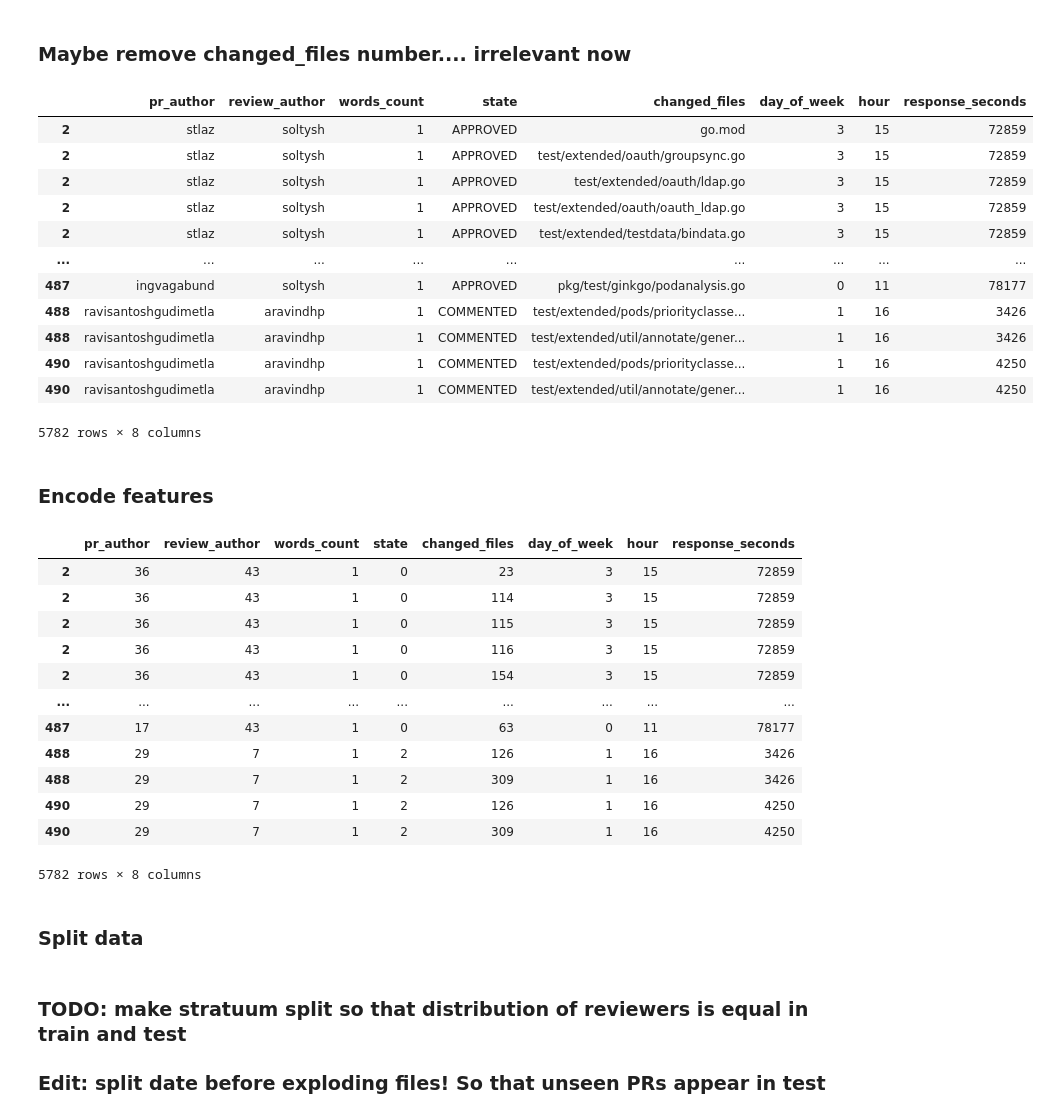
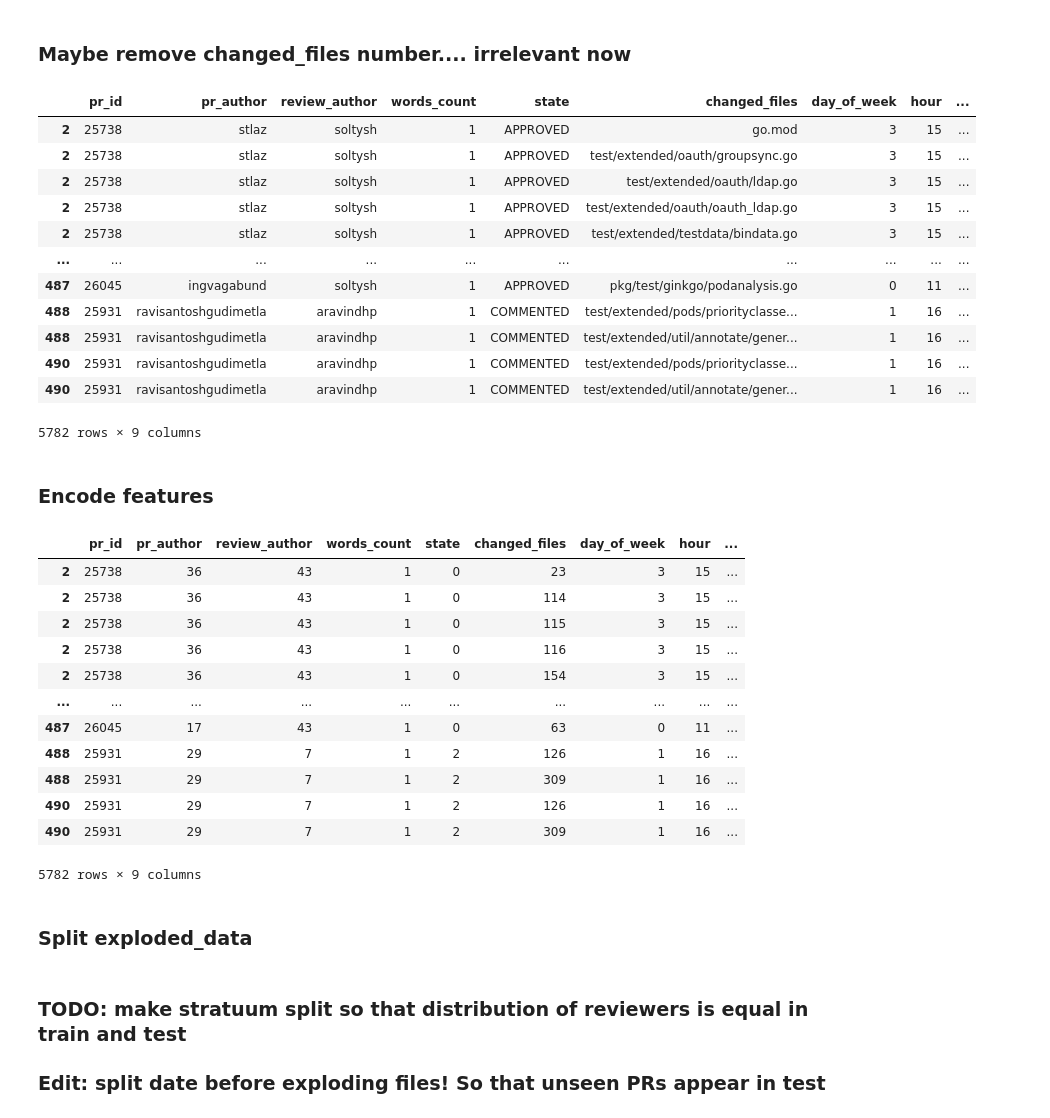
Before and after one commit to thoth-station/socrates, a Jupyter notebook: data/PR exploration.ipynb, the cells around one changed output. Cells and saved outputs as stored; diff of their text form; code cells hidden in the pictures.

```diff
--- a/data/PR exploration.ipynb
+++ b/data/PR exploration.ipynb
@@ -618,7 +618,7 @@ Then, I will try to train NN on the PR data, with selected features:
 - hour
 - review state ?
 # %%
-data = pulls_reviews_data[["pr_author", "review_author", "words_count", "state", "changed_files_number", "changed_files", "day_of_week", "hour", "time_delta"]].copy()
+data = pulls_reviews_data[["pr_id", "pr_author", "review_author", "words_count", "state", "changed_files_number", "changed_files", "day_of_week", "hour", "time_delta"]].copy()
 data["response_seconds"] = data.time_delta.dt.seconds
 data.drop(["time_delta"], axis=1, inplace=True)
 data
@@ -639,6 +639,6 @@ data
 # %% [markdown]
 ### Too small data? Heh, explode changed files!
 # %%
-data = data.explode('changed_files')
-data
+exploded_data = data.explode('changed_files')
+exploded_data
 # %% [output]
@@ -658,48 +658,50 @@ data
 # %% [markdown]
 ### Maybe remove changed_files number.... irrelevant now
 # %%
-data.drop(["changed_files_number"], axis=1, inplace=True)
-data
+exploded_data.drop(["changed_files_number"], axis=1, inplace=True)
+exploded_data
 # %% [output]
-|  | pr_author | review_author | words_count | state | changed_files | day_of_week | hour | response_seconds |
-| 2 | stlaz | soltysh | 1 | APPROVED | go.mod | 3 | 15 | 72859 |
-| 2 | stlaz | soltysh | 1 | APPROVED | test/extended/oauth/groupsync.go | 3 | 15 | 72859 |
-| 2 | stlaz | soltysh | 1 | APPROVED | test/extended/oauth/ldap.go | 3 | 15 | 72859 |
-| 2 | stlaz | soltysh | 1 | APPROVED | test/extended/oauth/oauth_ldap.go | 3 | 15 | 72859 |
-| 2 | stlaz | soltysh | 1 | APPROVED | test/extended/testdata/bindata.go | 3 | 15 | 72859 |
-| ... | ... | ... | ... | ... | ... | ... | ... | ... |
-| 487 | ingvagabund | soltysh | 1 | APPROVED | pkg/test/ginkgo/podanalysis.go | 0 | 11 | 78177 |
-| 488 | ravisantoshgudimetla | aravindhp | 1 | COMMENTED | test/extended/pods/priorityclasse... | 1 | 16 | 3426 |
-| 488 | ravisantoshgudimetla | aravindhp | 1 | COMMENTED | test/extended/util/annotate/gener... | 1 | 16 | 3426 |
-| 490 | ravisantoshgudimetla | aravindhp | 1 | COMMENTED | test/extended/pods/priorityclasse... | 1 | 16 | 4250 |
-| 490 | ravisantoshgudimetla | aravindhp | 1 | COMMENTED | test/extended/util/annotate/gener... | 1 | 16 | 4250 |
+|  | pr_id | pr_author | review_author | words_count | state | changed_files | day_of_week | hour | ... |
+| 2 | 25738 | stlaz | soltysh | 1 | APPROVED | go.mod | 3 | 15 | ... |
+| 2 | 25738 | stlaz | soltysh | 1 | APPROVED | test/extended/oauth/groupsync.go | 3 | 15 | ... |
+| 2 | 25738 | stlaz | soltysh | 1 | APPROVED | test/extended/oauth/ldap.go | 3 | 15 | ... |
+| 2 | 25738 | stlaz | soltysh | 1 | APPROVED | test/extended/oauth/oauth_ldap.go | 3 | 15 | ... |
+| 2 | 25738 | stlaz | soltysh | 1 | APPROVED | test/extended/testdata/bindata.go | 3 | 15 | ... |
+| ... | ... | ... | ... | ... | ... | ... | ... | ... | ... |
+| 487 | 26045 | ingvagabund | soltysh | 1 | APPROVED | pkg/test/ginkgo/podanalysis.go | 0 | 11 | ... |
+| 488 | 25931 | ravisantoshgudimetla | aravindhp | 1 | COMMENTED | test/extended/pods/priorityclasse... | 1 | 16 | ... |
+| 488 | 25931 | ravisantoshgudimetla | aravindhp | 1 | COMMENTED | test/extended/util/annotate/gener... | 1 | 16 | ... |
+| 490 | 25931 | ravisantoshgudimetla | aravindhp | 1 | COMMENTED | test/extended/pods/priorityclasse... | 1 | 16 | ... |
+| 490 | 25931 | ravisantoshgudimetla | aravindhp | 1 | COMMENTED | test/extended/util/annotate/gener... | 1 | 16 | ... |
-5782 rows × 8 columns
+5782 rows × 9 columns
 # %% [markdown]
 ### Encode features
 # %%
 from sklearn import preprocessing
 
+encoders = {}
 for col in ["pr_author", "review_author", "state", "changed_files"]:
     enc = preprocessing.LabelEncoder()
-    data[col] = enc.fit_transform(data[col])
+    exploded_data[col] = enc.fit_transform(exploded_data[col])
+    encoders[col] = enc
 
-data
+exploded_data
 # %% [output]
-|  | pr_author | review_author | words_count | state | changed_files | day_of_week | hour | response_seconds |
-| 2 | 36 | 43 | 1 | 0 | 23 | 3 | 15 | 72859 |
-| 2 | 36 | 43 | 1 | 0 | 114 | 3 | 15 | 72859 |
-| 2 | 36 | 43 | 1 | 0 | 115 | 3 | 15 | 72859 |
-| 2 | 36 | 43 | 1 | 0 | 116 | 3 | 15 | 72859 |
-| 2 | 36 | 43 | 1 | 0 | 154 | 3 | 15 | 72859 |
-| ... | ... | ... | ... | ... | ... | ... | ... | ... |
-| 487 | 17 | 43 | 1 | 0 | 63 | 0 | 11 | 78177 |
-| 488 | 29 | 7 | 1 | 2 | 126 | 1 | 16 | 3426 |
-| 488 | 29 | 7 | 1 | 2 | 309 | 1 | 16 | 3426 |
-| 490 | 29 | 7 | 1 | 2 | 126 | 1 | 16 | 4250 |
-| 490 | 29 | 7 | 1 | 2 | 309 | 1 | 16 | 4250 |
+|  | pr_id | pr_author | review_author | words_count | state | changed_files | day_of_week | hour | ... |
+| 2 | 25738 | 36 | 43 | 1 | 0 | 23 | 3 | 15 | ... |
+| 2 | 25738 | 36 | 43 | 1 | 0 | 114 | 3 | 15 | ... |
+| 2 | 25738 | 36 | 43 | 1 | 0 | 115 | 3 | 15 | ... |
+| 2 | 25738 | 36 | 43 | 1 | 0 | 116 | 3 | 15 | ... |
+| 2 | 25738 | 36 | 43 | 1 | 0 | 154 | 3 | 15 | ... |
+| ... | ... | ... | ... | ... | ... | ... | ... | ... | ... |
+| 487 | 26045 | 17 | 43 | 1 | 0 | 63 | 0 | 11 | ... |
+| 488 | 25931 | 29 | 7 | 1 | 2 | 126 | 1 | 16 | ... |
+| 488 | 25931 | 29 | 7 | 1 | 2 | 309 | 1 | 16 | ... |
+| 490 | 25931 | 29 | 7 | 1 | 2 | 126 | 1 | 16 | ... |
+| 490 | 25931 | 29 | 7 | 1 | 2 | 309 | 1 | 16 | ... |
-5782 rows × 8 columns
+5782 rows × 9 columns
 # %% [markdown]
-### Split data
+### Split exploded_data
 # %% [markdown]
 ### TODO: make stratuum split so that distribution of reviewers is equal in train and test
 ### Edit: split date before exploding files! So that unseen PRs appear in test
```
Also changed, not shown: parts of 32 cells of this notebook.
